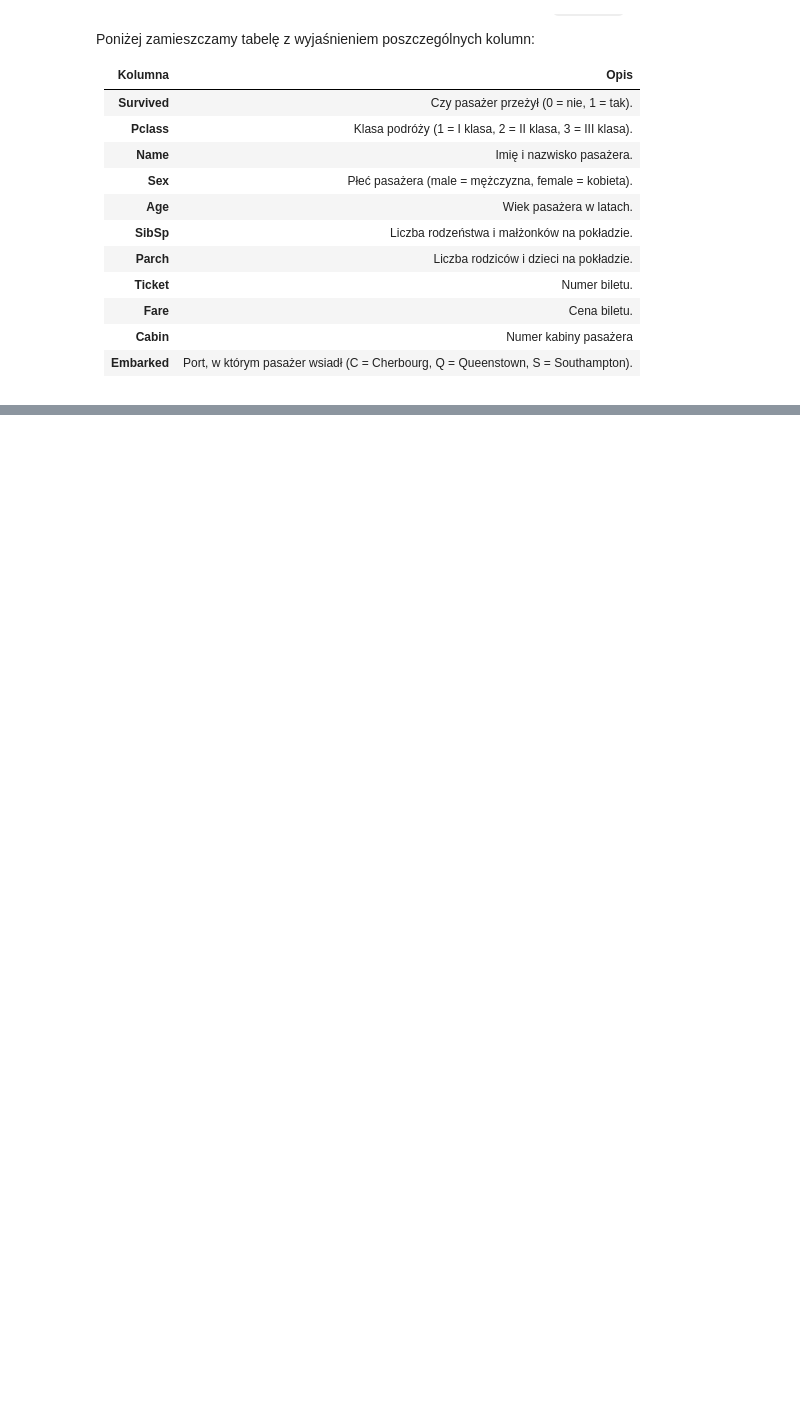
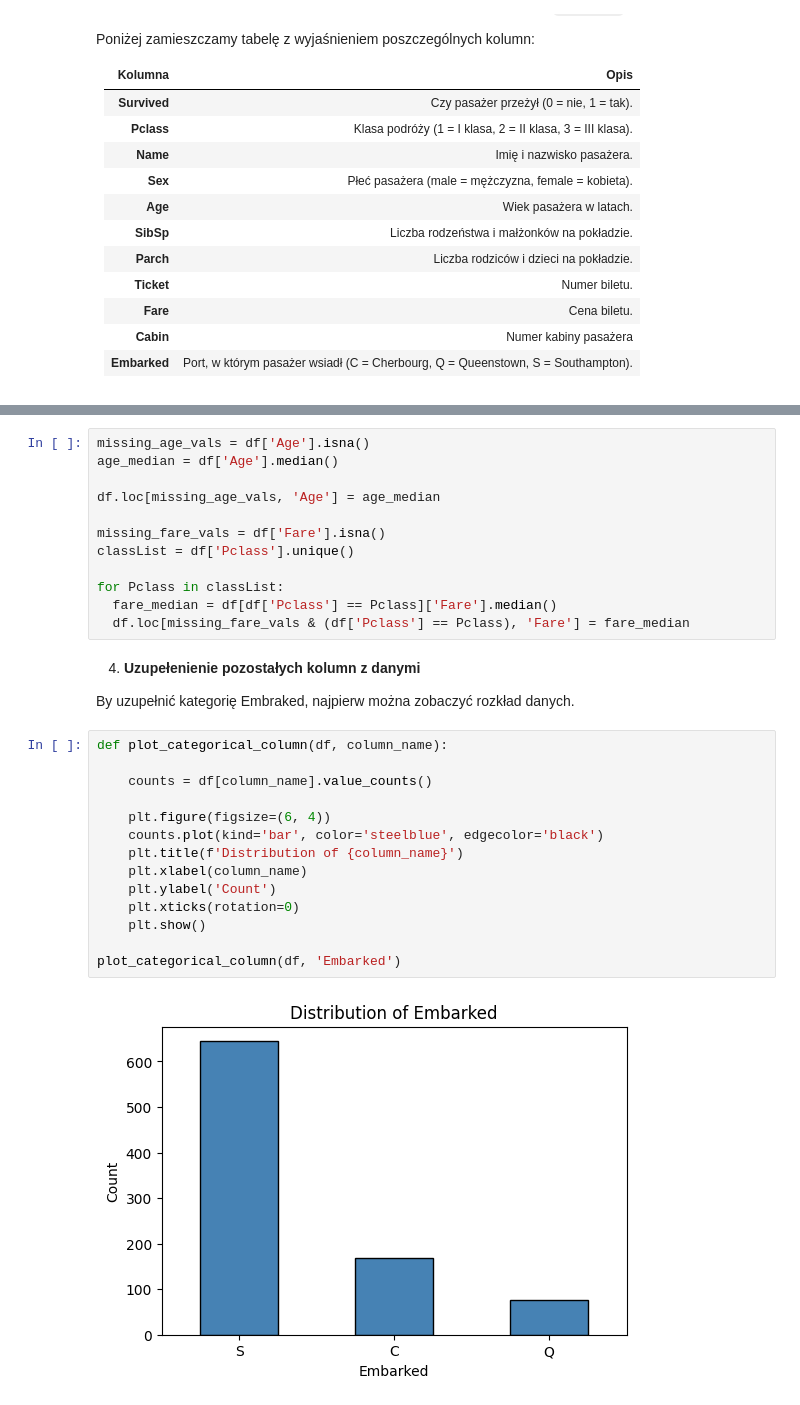
Before and after one commit to Solvro/ml-wakacyjne-wyzwanie-2025, a Jupyter notebook: 1_przetwarzanie_wizualizacja/EDA_zadanie.ipynb, the cells around one changed output, grey strips where cells are left out. Drawn from its saved outputs; the diff is of its cells as text; blank space fills up the shorter version.

```diff
--- a/1_przetwarzanie_wizualizacja/EDA_zadanie.ipynb
+++ b/1_przetwarzanie_wizualizacja/EDA_zadanie.ipynb
@@ -67,0 +208,32 @@ titanic_df = pd.read_csv(base_path / 'titanic.csv', index_col='PassengerId')
+# %%
+missing_age_vals = df['Age'].isna()
+age_median = df['Age'].median()
+
+df.loc[missing_age_vals, 'Age'] = age_median
+
+missing_fare_vals = df['Fare'].isna()
+classList = df['Pclass'].unique()
+
+for Pclass in classList:
+  fare_median = df[df['Pclass'] == Pclass]['Fare'].median()
+  df.loc[missing_fare_vals & (df['Pclass'] == Pclass), 'Fare'] = fare_median
+# %% [markdown]
+4. **Uzupełenienie pozostałych kolumn z danymi**
+
+  By uzupełnić kategorię Embraked, najpierw można zobaczyć rozkład danych.
+# %%
+def plot_categorical_column(df, column_name):
+
+    counts = df[column_name].value_counts()
+
+    plt.figure(figsize=(6, 4))
+    counts.plot(kind='bar', color='steelblue', edgecolor='black')
+    plt.title(f'Distribution of {column_name}')
+    plt.xlabel(column_name)
+    plt.ylabel('Count')
+    plt.xticks(rotation=0)
+    plt.show()
+
+plot_categorical_column(df, 'Embarked')
+# %% [output]
+[figure, added]
```
Also changed, not shown: parts of 40 cells of this notebook.
